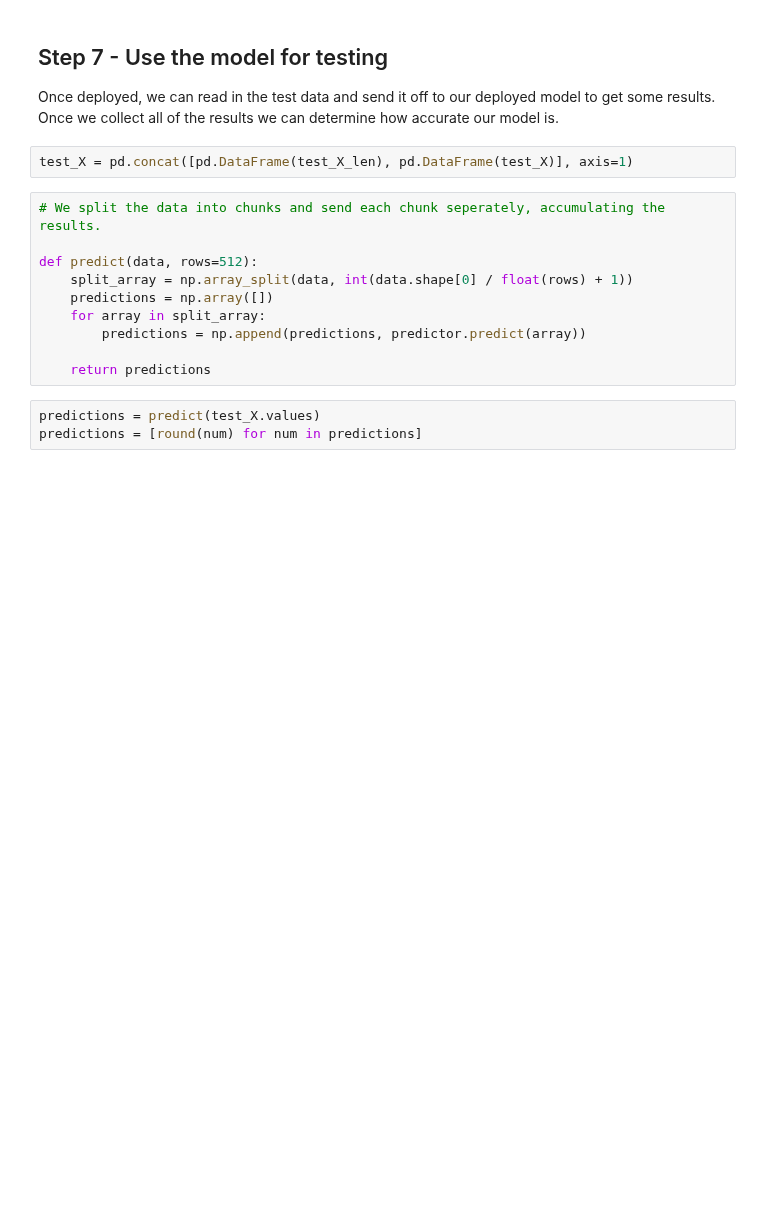
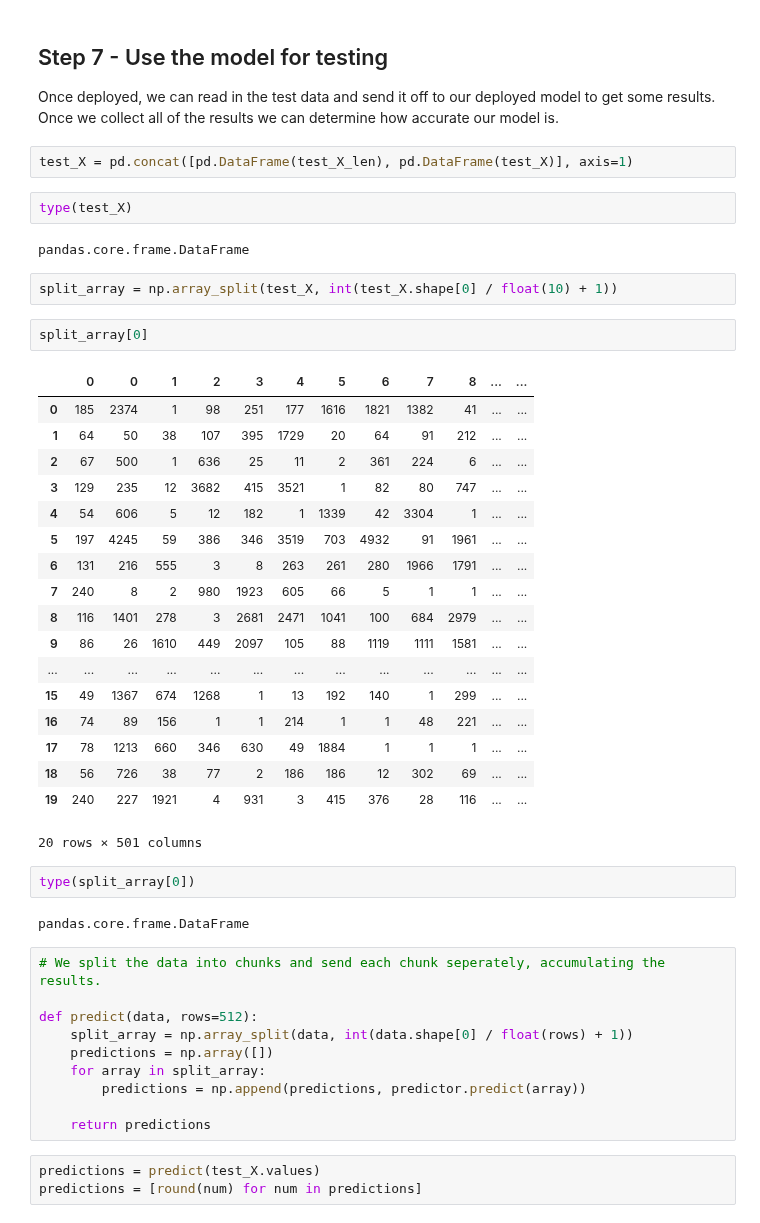
Before and after one commit to Foluwa/DLND, a Jupyter notebook: P7-Deploying-Sentiment-Analysis-Model/SageMaker Project.ipynb, the cells around one changed output. Drawn from its saved outputs; the diff is of its cells as text; blank space fills up the shorter version.

```diff
--- a/P7-Deploying-Sentiment-Analysis-Model/SageMaker Project.ipynb
+++ b/P7-Deploying-Sentiment-Analysis-Model/SageMaker Project.ipynb
@@ -602,6 +625,37 @@ In other words **If you are no longer using a deployed endpoint, shut it down!**
 Once deployed, we can read in the test data and send it off to our deployed model to get some results. Once we collect all of the results we can determine how accurate our model is.
 # %%
 test_X = pd.concat([pd.DataFrame(test_X_len), pd.DataFrame(test_X)], axis=1)
+# %%
+type(test_X)
+# %% [output]
+pandas.core.frame.DataFrame
+# %%
+split_array = np.array_split(test_X, int(test_X.shape[0] / float(10) + 1))
+# %%
+split_array[0]
+# %% [output]
+|  | 0 | 0 | 1 | 2 | 3 | 4 | 5 | 6 | 7 | 8 | ... | ... |
+| 0 | 185 | 2374 | 1 | 98 | 251 | 177 | 1616 | 1821 | 1382 | 41 | ... | ... |
+| 1 | 64 | 50 | 38 | 107 | 395 | 1729 | 20 | 64 | 91 | 212 | ... | ... |
+| 2 | 67 | 500 | 1 | 636 | 25 | 11 | 2 | 361 | 224 | 6 | ... | ... |
+| 3 | 129 | 235 | 12 | 3682 | 415 | 3521 | 1 | 82 | 80 | 747 | ... | ... |
+| 4 | 54 | 606 | 5 | 12 | 182 | 1 | 1339 | 42 | 3304 | 1 | ... | ... |
+| 5 | 197 | 4245 | 59 | 386 | 346 | 3519 | 703 | 4932 | 91 | 1961 | ... | ... |
+| 6 | 131 | 216 | 555 | 3 | 8 | 263 | 261 | 280 | 1966 | 1791 | ... | ... |
+| 7 | 240 | 8 | 2 | 980 | 1923 | 605 | 66 | 5 | 1 | 1 | ... | ... |
+| 8 | 116 | 1401 | 278 | 3 | 2681 | 2471 | 1041 | 100 | 684 | 2979 | ... | ... |
+| 9 | 86 | 26 | 1610 | 449 | 2097 | 105 | 88 | 1119 | 1111 | 1581 | ... | ... |
+| ... | ... | ... | ... | ... | ... | ... | ... | ... | ... | ... | ... | ... |
+| 15 | 49 | 1367 | 674 | 1268 | 1 | 13 | 192 | 140 | 1 | 299 | ... | ... |
+| 16 | 74 | 89 | 156 | 1 | 1 | 214 | 1 | 1 | 48 | 221 | ... | ... |
+| 17 | 78 | 1213 | 660 | 346 | 630 | 49 | 1884 | 1 | 1 | 1 | ... | ... |
+| 18 | 56 | 726 | 38 | 77 | 2 | 186 | 186 | 12 | 302 | 69 | ... | ... |
+| 19 | 240 | 227 | 1921 | 4 | 931 | 3 | 415 | 376 | 28 | 116 | ... | ... |
+20 rows × 501 columns
+# %%
+type(split_array[0])
+# %% [output]
+pandas.core.frame.DataFrame
 # %%
 # We split the data into chunks and send each chunk seperately, accumulating the results.
 
```
Also changed, not shown: parts of 22 cells of this notebook, 2 other files.
